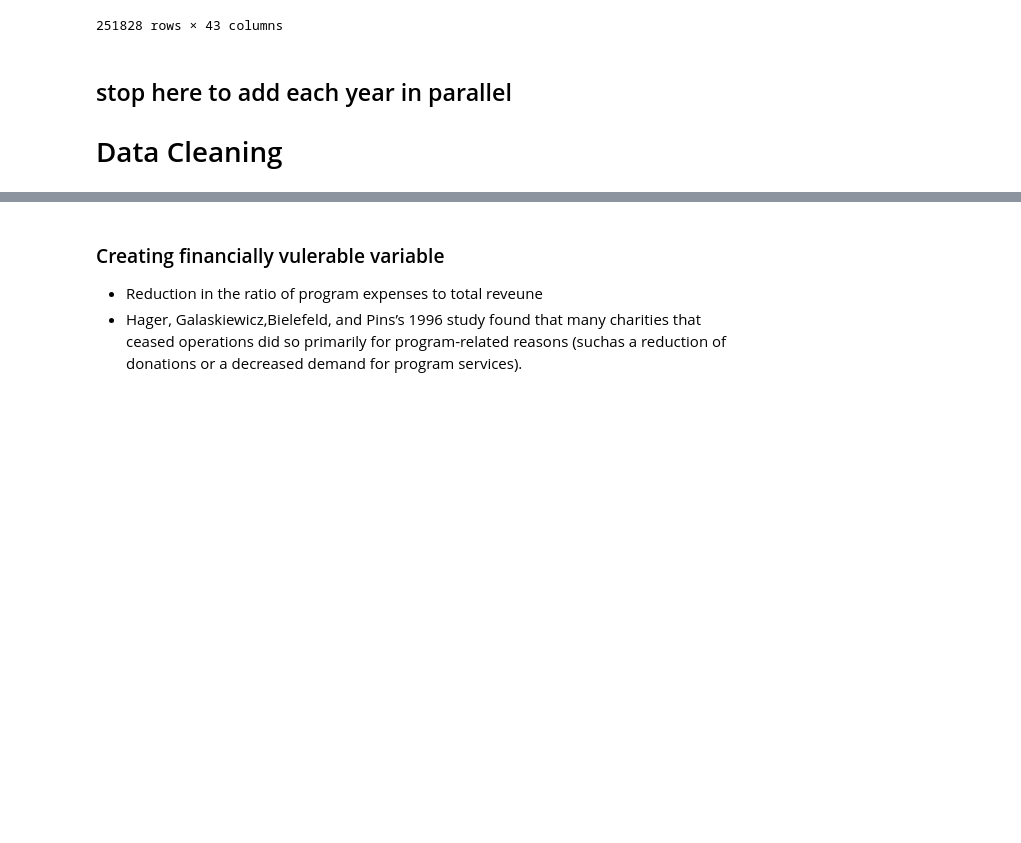
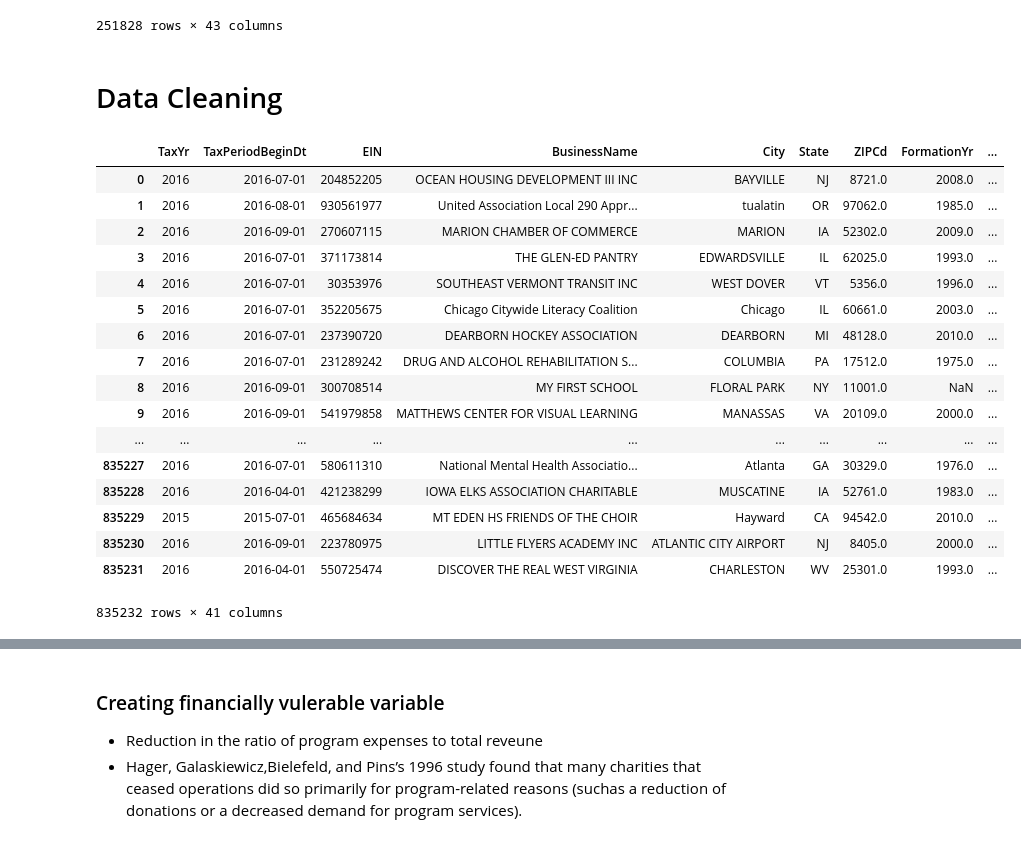
Before and after one commit to ethantenison/Impact_Capital, a Jupyter notebook: notebooks/990master.ipynb, the cells around one changed output, grey strips where cells are left out. Cells and saved outputs as stored; diff of their text form; code cells hidden in the pictures; blank space fills up the shorter version.

```diff
--- a/notebooks/990master.ipynb
+++ b/notebooks/990master.ipynb
@@ -362,15 +363,18 @@ df
 251828 rows × 43 columns
 # %%
 df.to_csv("C:/Users/Administrator/Desktop/Impact_Capital/data/objects/2018_objects.csv")
-# %% [markdown]
-## stop here to add each year in parallel
-
-# Data Cleaning
+# %% [markdown]
+
+
+# Data Cleaning
 # %%
 pd.options.display.max_columns = None
 pd.set_option('display.max_rows', 1000)
 pd.set_option('display.min_rows', 200)
+df2017 = pd.read_csv("C:/Users/tenis/OneDrive/Desktop/Data_Projects/Impact_Capital/data/interim/2017_objects.csv")
 df = pd.read_csv("C:/Users/tenis/OneDrive/Desktop/Data_Projects/Impact_Capital/data/interim/form_990_objects_2018_2020.csv")
+
+df = df.append(df2017, ignore_index = True)
 
 #Fixing Types of Orgs
 df.loc[df['TypeOfOrganizationCorpInd'] != "X", 'TypeOfOrganizationCorpInd'] = 0
@@ -386,36 +390,58 @@ df.loc[df['TypeOfOrganizationOtherInd'] == "X", 'TypeOfOrganizationOtherInd'] =
 
 #SchoolOperatingInd	OperateHospitalInd	AddressChangeInd	InitialReturnInd	AmendedReturnInd	TerminateOperationsInd
 df[['SchoolOperatingInd', 'OperateHospitalInd','AddressChangeInd',
-    'InitialReturnInd', 'AmendedReturnInd','FinalReturnInd','TerminateOperationsInd']] =df[['SchoolOperatingInd', 'OperateHospitalInd','AddressChangeInd','InitialReturnInd',
-                 'AmendedReturnInd','FinalReturnInd','TerminateOperationsInd']].fillna(0)
+    'InitialReturnInd', 'AmendedReturnInd','FinalReturnInd','TerminateOperationsInd','TotalFunctionExpenses_FundraisingAmt']] =df[['SchoolOperatingInd', 'OperateHospitalInd','AddressChangeInd','InitialReturnInd',
+                 'AmendedReturnInd','FinalReturnInd','TerminateOperationsInd', 'TotalFunctionExpenses_FundraisingAmt']].fillna(0)
 
 df.loc[df['SchoolOperatingInd'] == 'false', 'SchoolOperatingInd'] = 0
 df.loc[df['OperateHospitalInd'] == 'false', 'OperateHospitalInd'] = 0
 df.loc[df['AddressChangeInd'] == 'false', 'AddressChangeInd'] = 0
 df.loc[df['InitialReturnInd'] == 'false', 'InitialReturnInd'] = 0
 df.loc[df['AmendedReturnInd'] == 'false', 'AmendedReturnInd'] = 0
 df.loc[df['FinalReturnInd'] == 'false', 'FinalReturnInd'] = 0
 df.loc[df['TerminateOperationsInd'] == 'false', 'TerminateOperationsInd'] = 0
 
 df.loc[df['SchoolOperatingInd'] == '0', 'SchoolOperatingInd'] = 0
 df.loc[df['OperateHospitalInd'] == '0', 'OperateHospitalInd'] = 0
 df.loc[df['AddressChangeInd'] == '0', 'AddressChangeInd'] = 0
 df.loc[df['InitialReturnInd'] == '0', 'InitialReturnInd'] = 0
 df.loc[df['AmendedReturnInd'] == '0', 'AmendedReturnInd'] = 0
 df.loc[df['FinalReturnInd'] == '0', 'FinalReturnInd'] = 0
 df.loc[df['TerminateOperationsInd'] == '0', 'TerminateOperationsInd'] = 0
 
 df.loc[df['SchoolOperatingInd'] != 0, 'SchoolOperatingInd'] = 1
 df.loc[df['OperateHospitalInd'] != 0, 'OperateHospitalInd'] = 1
 df.loc[df['AddressChangeInd'] != 0, 'AddressChangeInd'] = 1
 df.loc[df['InitialReturnInd'] != 0, 'InitialReturnInd'] = 1
 df.loc[df['AmendedReturnInd'] != 0, 'AmendedReturnInd'] = 1
 df.loc[df['FinalReturnInd'] != 0, 'FinalReturnInd'] = 1
 df.loc[df['TerminateOperationsInd'] != 0, 'TerminateOperationsInd'] = 1
 
 #Merging the descriptions
 #The majority of the descriptions are just duplicates, so I'm deleting the ones that are exaclty the same
 #df.ActivityOrMissionDesc= df.ActivityOrMissionDesc.str.lower()
 #df.MissionDesc= df.MissionDesc.str.lower()
 #df.loc[df['ActivityOrMissionDesc'] ==  df['MissionDesc'], 'MissionDesc'] = ""
+
+df = df.drop(['Unnamed: 0', 'Object_ID', 'MissionDesc', 'schedule0'], axis=1)
+df
+# %% [output]
+|  | TaxYr | TaxPeriodBeginDt | EIN | BusinessName | City | State | ZIPCd | FormationYr | ... |
+| 0 | 2016 | 2016-07-01 | 204852205 | OCEAN HOUSING DEVELOPMENT III INC | BAYVILLE | NJ | 8721.0 | 2008.0 | ... |
+| 1 | 2016 | 2016-08-01 | 930561977 | United Association Local 290 Appr... | tualatin | OR | 97062.0 | 1985.0 | ... |
+| 2 | 2016 | 2016-09-01 | 270607115 | MARION CHAMBER OF COMMERCE | MARION | IA | 52302.0 | 2009.0 | ... |
+| 3 | 2016 | 2016-07-01 | 371173814 | THE GLEN-ED PANTRY | EDWARDSVILLE | IL | 62025.0 | 1993.0 | ... |
+| 4 | 2016 | 2016-07-01 | 30353976 | SOUTHEAST VERMONT TRANSIT INC | WEST DOVER | VT | 5356.0 | 1996.0 | ... |
+| 5 | 2016 | 2016-07-01 | 352205675 | Chicago Citywide Literacy Coalition | Chicago | IL | 60661.0 | 2003.0 | ... |
+| 6 | 2016 | 2016-07-01 | 237390720 | DEARBORN HOCKEY ASSOCIATION | DEARBORN | MI | 48128.0 | 2010.0 | ... |
+| 7 | 2016 | 2016-07-01 | 231289242 | DRUG AND ALCOHOL REHABILITATION S... | COLUMBIA | PA | 17512.0 | 1975.0 | ... |
+| 8 | 2016 | 2016-09-01 | 300708514 | MY FIRST SCHOOL | FLORAL PARK | NY | 11001.0 | NaN | ... |
+| 9 | 2016 | 2016-09-01 | 541979858 | MATTHEWS CENTER FOR VISUAL LEARNING | MANASSAS | VA | 20109.0 | 2000.0 | ... |
+| ... | ... | ... | ... | ... | ... | ... | ... | ... | ... |
+| 835227 | 2016 | 2016-07-01 | 580611310 | National Mental Health Associatio... | Atlanta | GA | 30329.0 | 1976.0 | ... |
+| 835228 | 2016 | 2016-04-01 | 421238299 | IOWA ELKS ASSOCIATION CHARITABLE | MUSCATINE | IA | 52761.0 | 1983.0 | ... |
+| 835229 | 2015 | 2015-07-01 | 465684634 | MT EDEN HS FRIENDS OF THE CHOIR | Hayward | CA | 94542.0 | 2010.0 | ... |
+| 835230 | 2016 | 2016-09-01 | 223780975 | LITTLE FLYERS ACADEMY INC | ATLANTIC CITY AIRPORT | NJ | 8405.0 | 2000.0 | ... |
+| 835231 | 2016 | 2016-04-01 | 550725474 | DISCOVER THE REAL WEST VIRGINIA | CHARLESTON | WV | 25301.0 | 1993.0 | ... |
+835232 rows × 41 columns
 # %%
```
Also changed, not shown: parts of 14 cells of this notebook.
